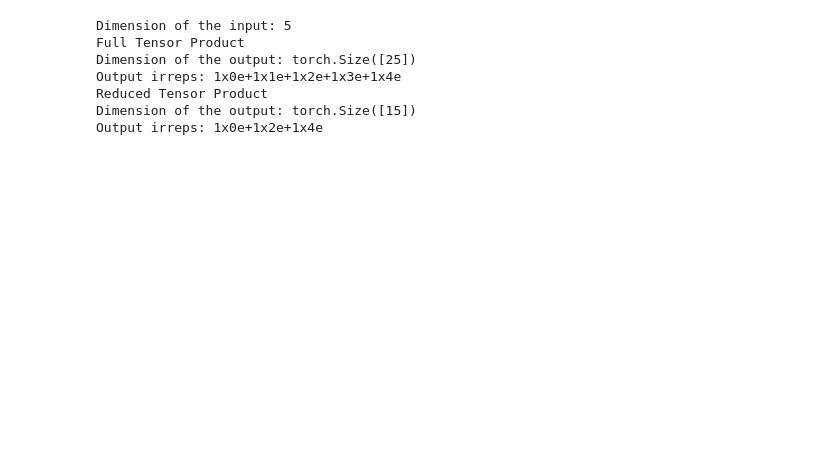
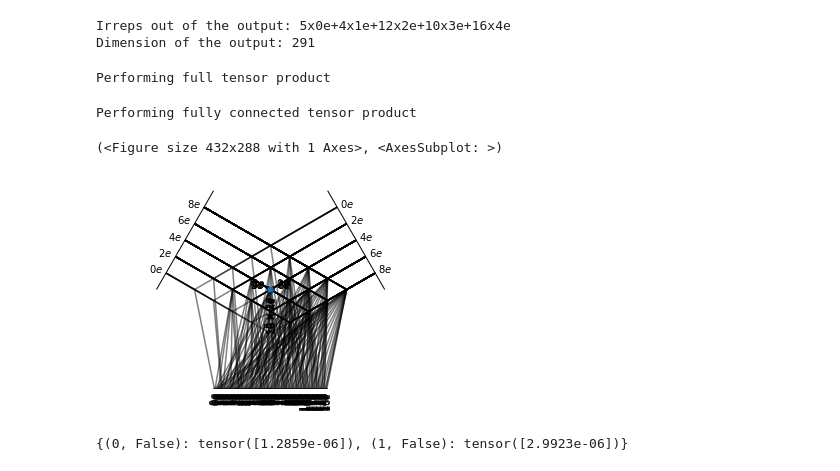
Before and after one commit to sudarshanv01/coeffnet, a Jupyter notebook: training/analyse_matrices.ipynb, the cells around one changed output. Drawn from its saved outputs; the diff is of its cells as text; code cells hidden in the pictures; blank space fills up the shorter version.

Commit message:
Check irreps in the analyse_matrix python notebook

```diff
--- a/training/analyse_matrices.ipynb
+++ b/training/analyse_matrices.ipynb
@@ -3,30 +4,55 @@ from e3nn import o3
 import torch
 # %%
+# Cell to determine the input irreps
 # Compare the types of tensor products
-irrep_in = "1x2o"
-o3_type = o3.Irreps(irrep_in)
-print(f"Dimension of the input: {o3_type.dim}")
+# irrep_in = "1x4o"
+# o3_type = o3.Irreps(irrep_in)
+# print(f"Dimension of the input: {o3_type.dim}")
 
-x = torch.tensor([1.0, 0.0, 0.0, 1.0, 2.0])
-y = torch.tensor([0.0, 1.0, 0.0, 2.0, 1.0])
+# x = torch.tensor([1.0, 0.0, 0.0, 1.0, 2.0, 3.0, 4.0, 5.0, 6.0])
+# y = torch.tensor([0.0, 1.0, 0.0, 2.0, 1.0, 0.0, 3.0, 2.0, 1.0])
 
-# Full Tensor Product
-print("Full Tensor Product")
-ftp = o3.FullTensorProduct(o3_type, o3_type)
-out = ftp(x, y)
-print(f"Dimension of the output: {out.shape}")
-print(f"Output irreps: {ftp.irreps_out}")
+# # Full Tensor Product
+# print("Full Tensor Product")
+# ftp = o3.FullTensorProduct(o3_type, o3_type)
+# out = ftp(x, y)
+# print(f"Dimension of the output: {out.shape}")
+# print(f"Output irreps: {ftp.irreps_out}")
 
-print("Reduced Tensor Product")
-rtp = o3.ReducedTensorProducts("ij=ji", i=irrep_in)
-out = rtp(x, y)
-print(f"Dimension of the output: {out.shape}")
-print(f"Output irreps: {rtp.irreps_out}")
+# print("Reduced Tensor Product")
+# rtp = o3.ReducedTensorProducts("ij=ji", i=irrep_in)
+# out = rtp(x, y)
+# print(f"Dimension of the output: {out.shape}")
+# print(f"Output irreps: {rtp.irreps_out}")
-# %% [output]
-Dimension of the input: 5
-Full Tensor Product
-Dimension of the output: torch.Size([25])
-Output irreps: 1x0e+1x1e+1x2e+1x3e+1x4e
-Reduced Tensor Product
-Dimension of the output: torch.Size([15])
-Output irreps: 1x0e+1x2e+1x4e
+# %%
+# Generate a 9x9 symmetric matrix
+symmetric_matrix_1 = torch.randn(9, 9)
+symmetric_matrix_1 = (symmetric_matrix_1 + symmetric_matrix_1.T) / 2
+symmetric_matrix_2 = torch.randn(9, 9)
+symmetric_matrix_2 = (symmetric_matrix_2 + symmetric_matrix_2.T) / 2
+
+# Create the input and output irreps
+irrep_symmetric_matrix = o3.Irreps("1x0e+1x2e+1x4e+1x6e+1x8e")
+irreps_out_symm_matrix = o3.Irreps("5x0e+4x1e+12x2e+10x3e+16x4e")
+print(f"Irreps out of the output: {irreps_out_symm_matrix}")
+print(f"Dimension of the output: {o3.Irreps(irreps_out_symm_matrix).dim}")
+# %% [output]
+Irreps out of the output: 5x0e+4x1e+12x2e+10x3e+16x4e
+Dimension of the output: 291
+# %%
+print("Performing full tensor product")
+ftp_of_symm_matrices = o3.FullTensorProduct(irrep_symmetric_matrix, irrep_symmetric_matrix)
+ftp_of_symm_matrices.visualize()
+
+print("Performing fully connected tensor product")
+fctp_of_symm_matrices = o3.FullyConnectedTensorProduct(irrep_symmetric_matrix, irrep_symmetric_matrix, irreps_out_symm_matrix)
+fctp_of_symm_matrices.visualize()
+# %% [output]
+Performing full tensor product
+Performing fully connected tensor product
+(<Figure size 432x288 with 1 Axes>, <AxesSubplot: >)
+[figure, added]
+# %%
+assert_equivariant(irreps_in=[irrep_symmetric_matrix, irrep_symmetric_matrix], irreps_out=irreps_out_symm_matrix, func=fctp_of_symm_matrices,)
+# %% [output]
+{(0, False): tensor([1.2859e-06]), (1, False): tensor([2.9923e-06])}
```
Also changed, not shown: parts of 4 cells of this notebook.
